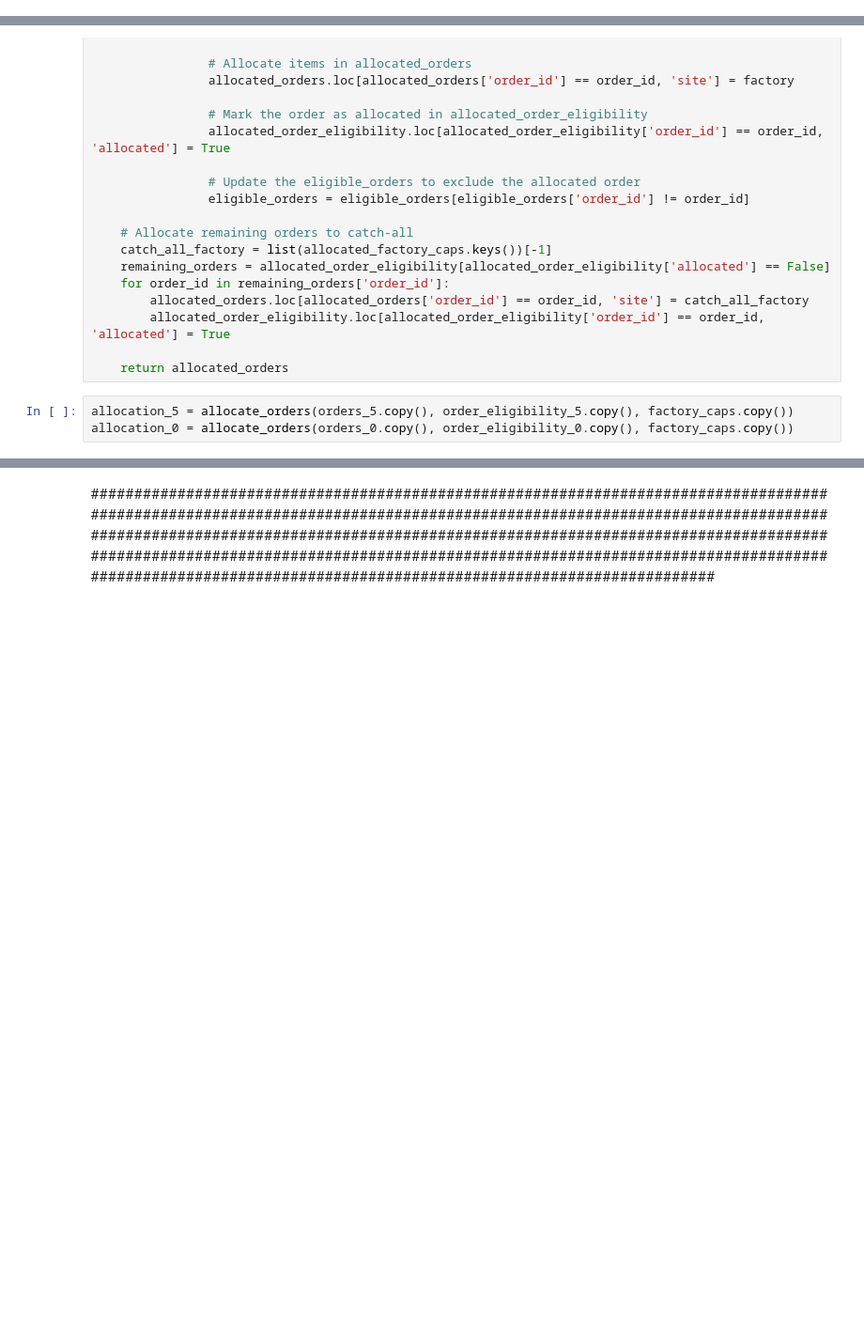
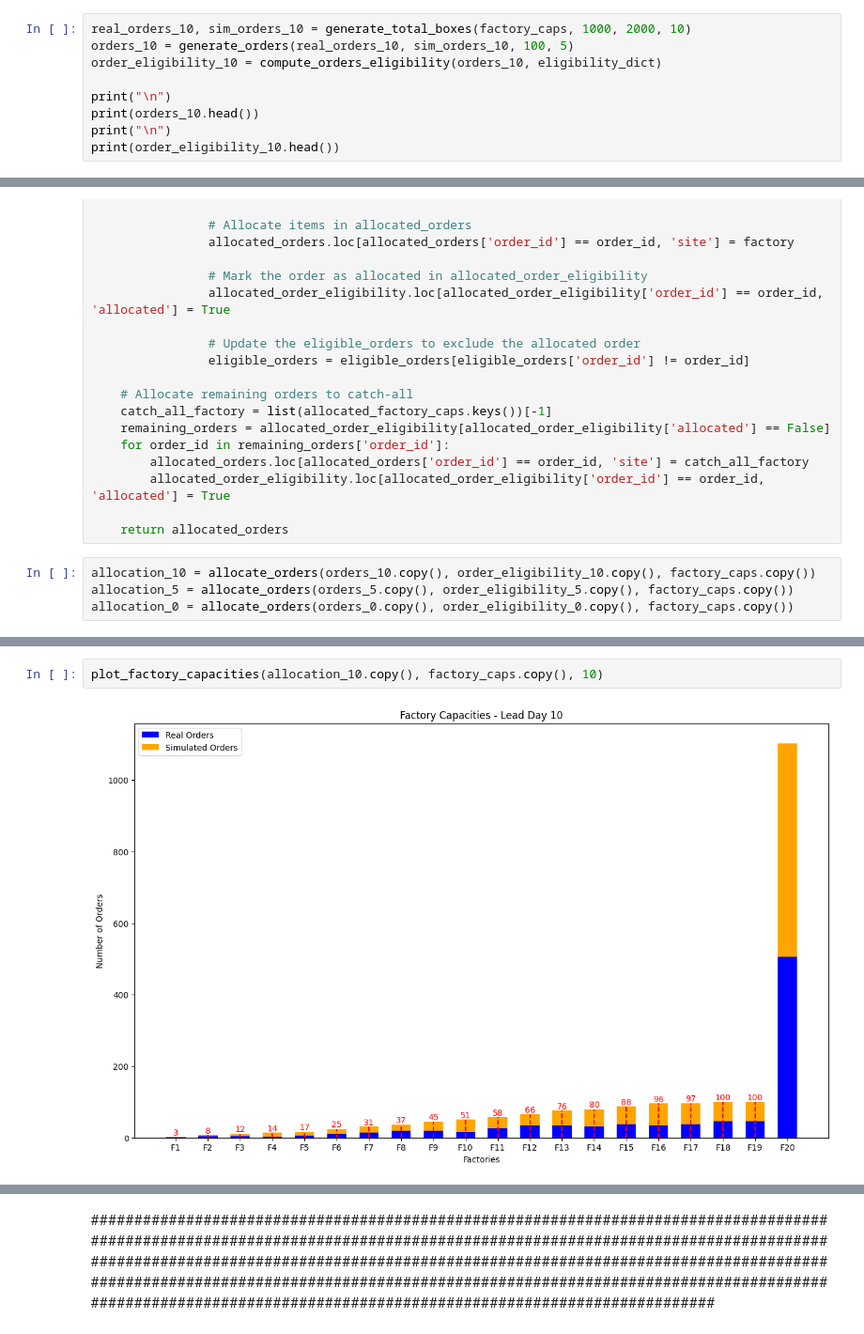
Before and after one commit to SirwaniViren/MSc-Gousto-Project, a Jupyter notebook: initial_framework_v4.ipynb, the cells around one changed output, grey strips where cells are left out. Shown: that part at 94% size. Saved outputs shown, nothing was run; the diff lists cells and outputs as text; blank space fills up the shorter version.

```diff
--- a/initial_framework_v4.ipynb
+++ b/initial_framework_v4.ipynb
@@ -130,0 +132,9 @@ print(list(factory_caps.items())[:10])
+# %%
+real_orders_10, sim_orders_10 = generate_total_boxes(factory_caps, 1000, 2000, 10)
+orders_10 = generate_orders(real_orders_10, sim_orders_10, 100, 5)
+order_eligibility_10 = compute_orders_eligibility(orders_10, eligibility_dict)
+
+print("\n")
+print(orders_10.head())
+print("\n")
+print(order_eligibility_10.head())
@@ -218,5 +243,6 @@ def allocate_orders(allocated_orders, allocated_order_eligibility, allocated_fac
 
     return allocated_orders
 # %%
+allocation_10 = allocate_orders(orders_10.copy(), order_eligibility_10.copy(), factory_caps.copy())
 allocation_5 = allocate_orders(orders_5.copy(), order_eligibility_5.copy(), factory_caps.copy())
 allocation_0 = allocate_orders(orders_0.copy(), order_eligibility_0.copy(), factory_caps.copy())
@@ -307,4 +336,8 @@ def plot_factory_capacities(allocated_orders_df, factory_caps):
     ax.legend()
 
     plt.show()
+# %%
+plot_factory_capacities(allocation_10.copy(), factory_caps.copy(), 10)
+# %% [output]
+[figure, added]
 # %%
```
Also changed, not shown: parts of 12 cells of this notebook.
